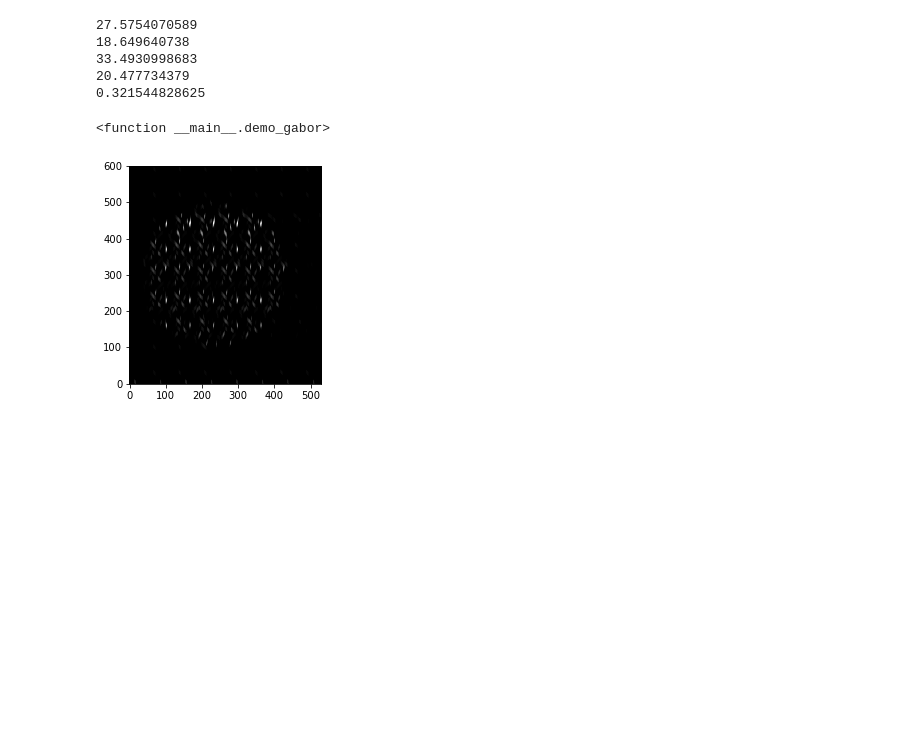
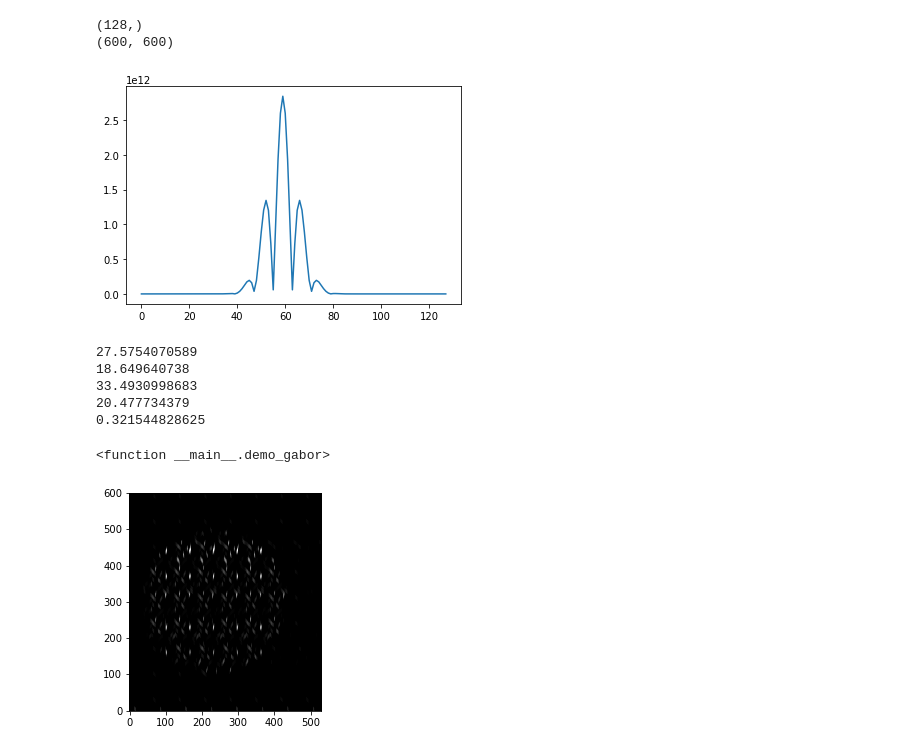
Before and after one commit to Wise61/depth_perception, a Jupyter notebook: depth_percept.ipynb, the cells around one changed output. Cells and saved outputs as stored; diff of their text form; code cells hidden in the pictures; blank space fills up the shorter version.

```diff
--- a/depth_percept.ipynb
+++ b/depth_percept.ipynb
@@ -134,4 +142,26 @@ print(sum_outside_act,sum_inside_act, sum_dm, sum_inv)
 4202193 2555606 23632635 57457365
+# %%
+print(disparity_map.shape)
+print(test.shape)
+
+#test * disparity_map
+
+t = np.zeros([test.shape[0],test.shape[1],disparity_map.shape[0]])
+t[:,:] = disparity_map
+
+
+
+for x in range(test.shape[0]):
+    for y in range(test.shape[1]):
+        t[x,y] = test[x,y] * t[x,y]
+
+
+plt.plot(t[120,120])
+plt.show()
+# %% [output]
+(128,)
+(600, 600)
+[figure, added]
 # %%
 pupillary_distance = 70
 
```
Also changed, not shown: parts of 2 cells of this notebook.
